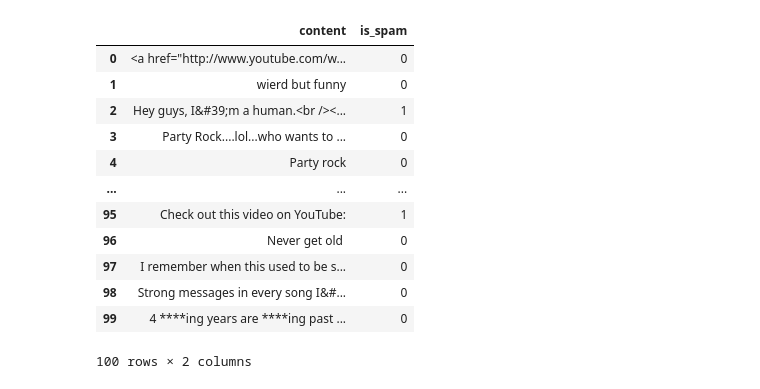
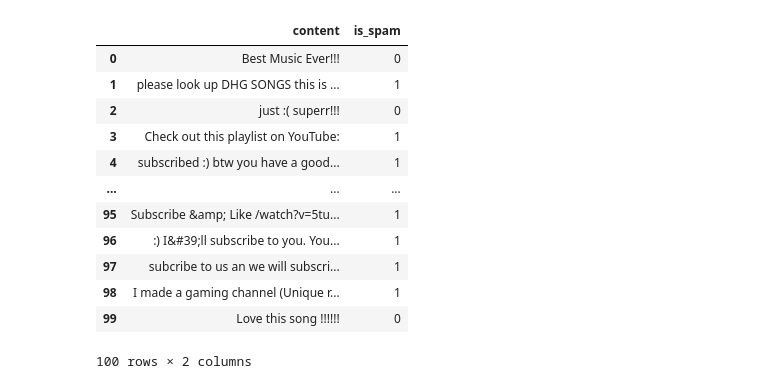
Before and after one commit to ezmldev/mlops-course, a Jupyter notebook: exploration/data-exploration.ipynb, the cells around one changed output. Cells and saved outputs as stored; diff of their text form; code cells hidden in the pictures.

```diff
--- a/exploration/data-exploration.ipynb
+++ b/exploration/data-exploration.ipynb
@@ -8,22 +0,0 @@ INFO:root:Model training notebook started
-# %%
-import csv
-import glob
-import os
-import pandas as pd
-pd.set_option('display.max_colwidth', None)
-
-PROJECT_ROOT_DIR = os.path.dirname(os.getcwd())
-
-data_files_dir = os.path.abspath(os.path.join(PROJECT_ROOT_DIR, "train_model", "data"))
-csv_files = glob.glob(os.path.join(data_files_dir, "*.csv"))
-logging.info(f"Found {len(csv_files)} CSV files in {data_files_dir}")
-
-data = []
-for f in csv_files:
-    logging.info(f"Loading {f}")
-    with open(f, newline="") as csvfile:
-        reader = csv.DictReader(csvfile)
-        for row in reader:
-            data.append({"content": row["CONTENT"], "is_spam": int(row["CLASS"])})
-
-df = pd.DataFrame(data)
@@ -37,16 +0,0 @@ INFO:root:Loading /Users/zoltanctoth/src/ezmldev/mlops-course/train_model/data/Y
-# %%
-df.head(100)
-# %% [output]
-|  | content | is_spam |
-| 0 | <a href="http://www.youtube.com/w... | 0 |
-| 1 | wierd but funny﻿ | 0 |
-| 2 | Hey guys, I&#39;m a human.<br /><... | 1 |
-| 3 | Party Rock....lol...who wants to ... | 0 |
-| 4 | Party rock﻿ | 0 |
-| ... | ... | ... |
-| 95 | Check out this video on YouTube:﻿ | 1 |
-| 96 | Never get old ﻿ | 0 |
-| 97 | I remember when this used to be s... | 0 |
-| 98 | Strong messages in every song I&#... | 0 |
-| 99 | 4 ****ing years are ****ing past ... | 0 |
-100 rows × 2 columns
@@ -53,3 +7,30 @@ df.head(100)
+# %%
+from pathlib import Path
+import pandas as pd
+
+PROJECT_ROOT_DIR = Path.cwd().parent
+
+data_files_dir = PROJECT_ROOT_DIR / "data"
+if not data_files_dir.exists():
+    logging.error(f"Data files directory {data_files_dir} does not exist")
+    raise SystemExit(1)
+
+df = pd.read_csv(data_files_dir / "comments.csv")
+df.head(100)
+# %% [output]
+|  | content | is_spam |
+| 0 | Best Music Ever!!!﻿ | 0 |
+| 1 | please look up DHG SONGS this is ... | 1 |
+| 2 | just :( superr!!!﻿ | 0 |
+| 3 | Check out this playlist on YouTube:﻿ | 1 |
+| 4 | subscribed :) btw you have a good... | 1 |
+| ... | ... | ... |
+| 95 | Subscribe &amp; Like /watch?v=5tu... | 1 |
+| 96 | :) I&#39;ll subscribe to you. You... | 1 |
+| 97 | subcribe to us an we will subscri... | 1 |
+| 98 | I made a gaming channel (Unique r... | 1 |
+| 99 | Love this song !!!!!! | 0 |
+100 rows × 2 columns
 # %%
 from wordcloud import WordCloud
 import matplotlib.pyplot as plt
```
Also changed, not shown: parts of 13 cells of this notebook.
